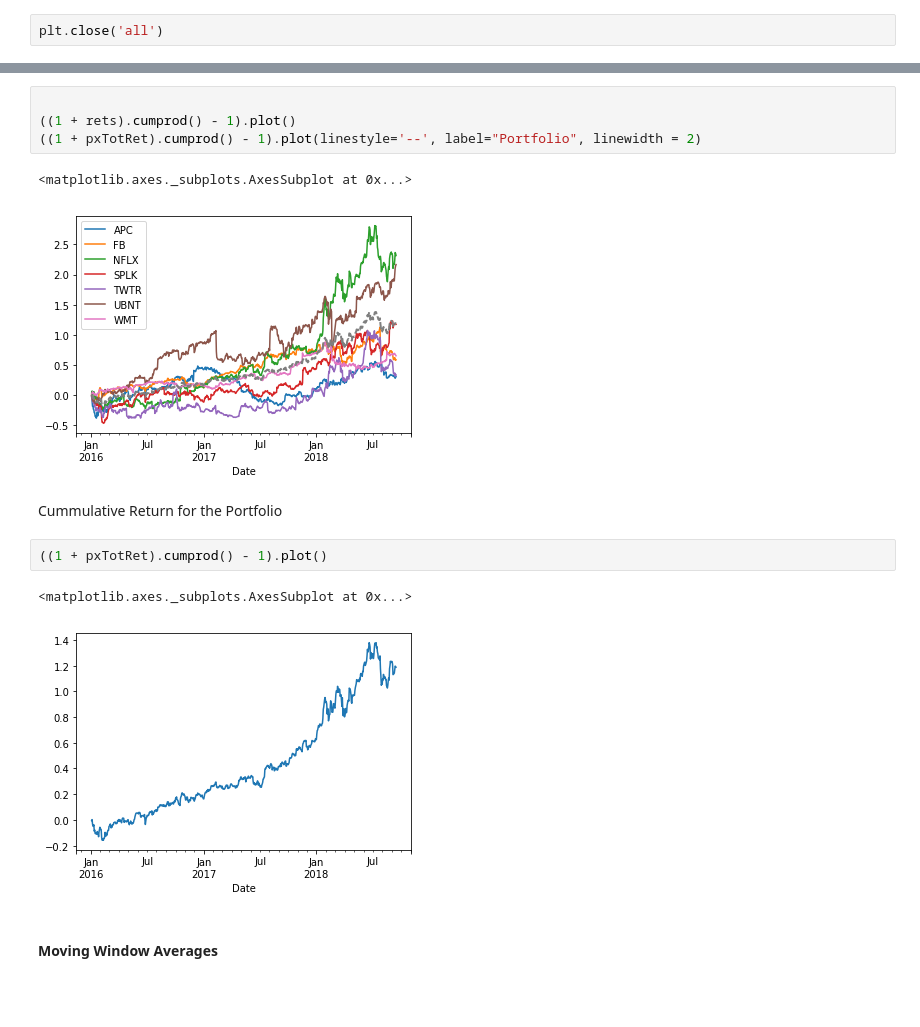
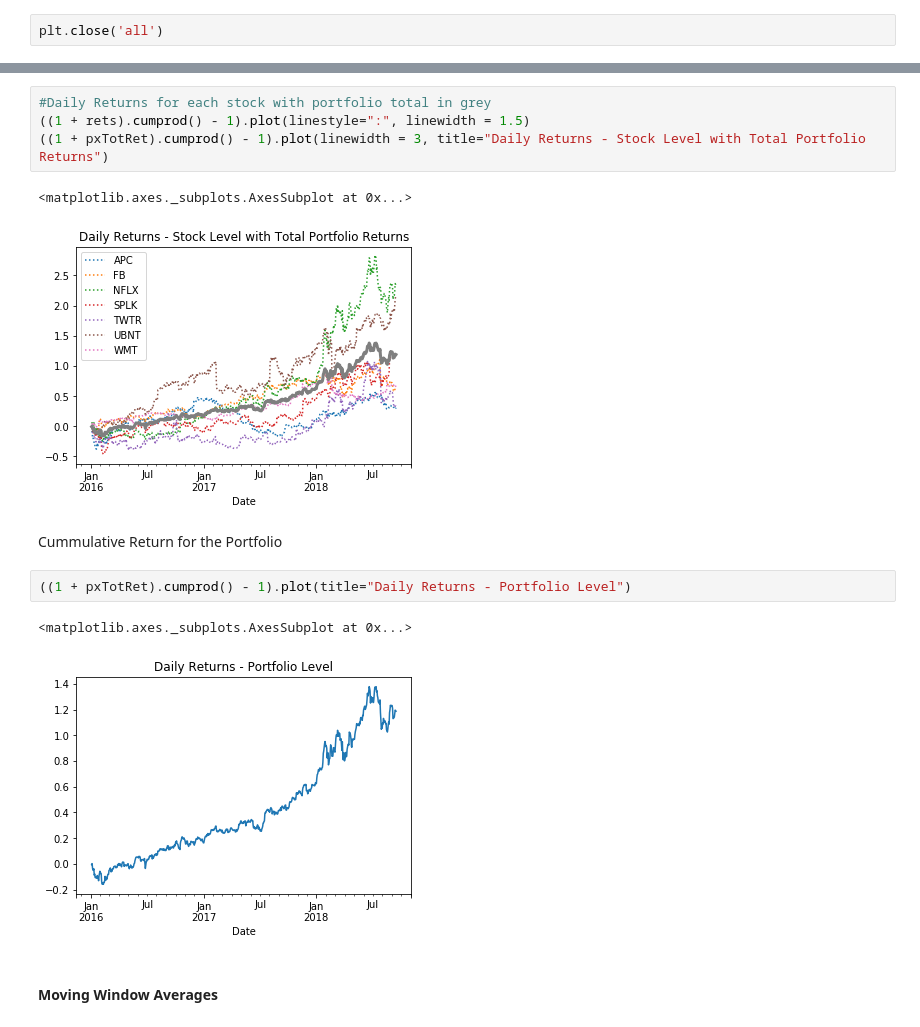
Before and after one commit to georgesturrock/7333_CS4, a Jupyter notebook: SignalFrontier.ipynb, the cells around one changed output, grey strips where cells are left out. Drawn from its saved outputs; the diff is of its cells as text; blank space fills up the shorter version.

```diff
--- a/SignalFrontier.ipynb
+++ b/SignalFrontier.ipynb
@@ -117,17 +161,17 @@ Calculate and plot the cumulative returns of each stock.
 # %%
-
-((1 + rets).cumprod() - 1).plot()
-((1 + pxTotRet).cumprod() - 1).plot(linestyle='--', label="Portfolio", linewidth = 2)
+#Daily Returns for each stock with portfolio total in grey
+((1 + rets).cumprod() - 1).plot(linestyle=":", linewidth = 1.5)
+((1 + pxTotRet).cumprod() - 1).plot(linewidth = 3, title="Daily Returns - Stock Level with Total Portfolio Returns")
 # %% [output]
 <matplotlib.axes._subplots.AxesSubplot at 0x...>
-[figure, old version]
+[figure, new version]
 # %% [markdown]
 Cummulative Return for the Portfolio
 # %%
-((1 + pxTotRet).cumprod() - 1).plot()
+((1 + pxTotRet).cumprod() - 1).plot(title="Daily Returns - Portfolio Level")
 # %% [output]
 <matplotlib.axes._subplots.AxesSubplot at 0x...>
-[figure, old version]
+[figure, new version]
 # %% [markdown]
 #### Moving Window Averages
 # %%
```
Also changed, not shown: parts of 32 cells of this notebook.
